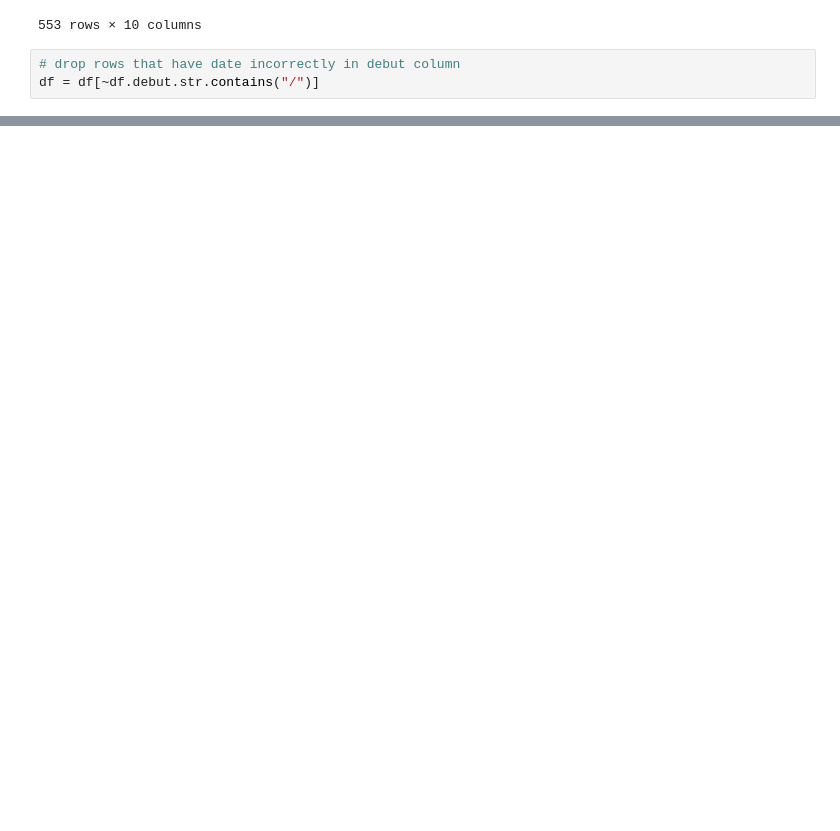
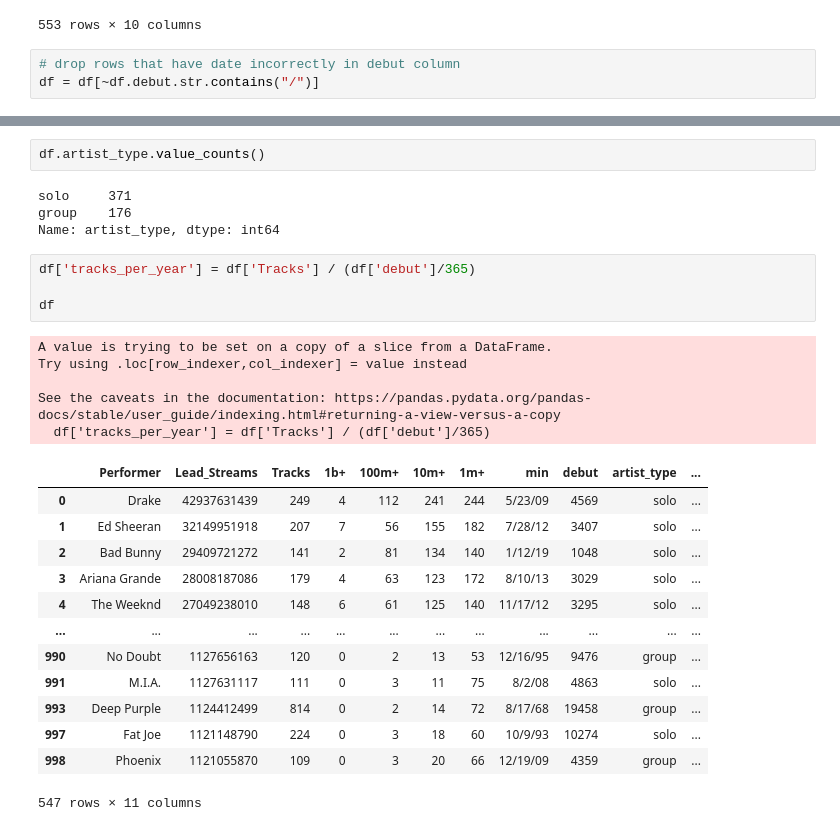
Before and after one commit to rexmoss/lotyrex-finalproject, a Jupyter notebook: finalproject.ipynb, the cells around one changed output, grey strips where cells are left out. Cells and saved outputs as stored; diff of their text form; blank space fills up the shorter version.

Commit message:
data done i think

```diff
--- a/finalproject.ipynb
+++ b/finalproject.ipynb
@@ -153,0 +193,29 @@ inf
+# %%
+df.artist_type.value_counts()
+# %% [output]
+solo     371
+group    176
+Name: artist_type, dtype: int64
+# %%
+df['tracks_per_year'] = df['Tracks'] / (df['debut']/365)
+
+df
+# %% [output]
+A value is trying to be set on a copy of a slice from a DataFrame.
+Try using .loc[row_indexer,col_indexer] = value instead
+
+See the caveats in the documentation: https://pandas.pydata.org/pandas-docs/stable/user_guide/indexing.html#returning-a-view-versus-a-copy
+  df['tracks_per_year'] = df['Tracks'] / (df['debut']/365)
+|  | Performer | Lead_Streams | Tracks | 1b+ | 100m+ | 10m+ | 1m+ | min | debut | artist_type | ... |
+| 0 | Drake | 42937631439 | 249 | 4 | 112 | 241 | 244 | 5/23/09 | 4569 | solo | ... |
+| 1 | Ed Sheeran | 32149951918 | 207 | 7 | 56 | 155 | 182 | 7/28/12 | 3407 | solo | ... |
+| 2 | Bad Bunny | 29409721272 | 141 | 2 | 81 | 134 | 140 | 1/12/19 | 1048 | solo | ... |
+| 3 | Ariana Grande | 28008187086 | 179 | 4 | 63 | 123 | 172 | 8/10/13 | 3029 | solo | ... |
+| 4 | The Weeknd | 27049238010 | 148 | 6 | 61 | 125 | 140 | 11/17/12 | 3295 | solo | ... |
+| ... | ... | ... | ... | ... | ... | ... | ... | ... | ... | ... | ... |
+| 990 | No Doubt | 1127656163 | 120 | 0 | 2 | 13 | 53 | 12/16/95 | 9476 | group | ... |
+| 991 | M.I.A. | 1127631117 | 111 | 0 | 3 | 11 | 75 | 8/2/08 | 4863 | solo | ... |
+| 993 | Deep Purple | 1124412499 | 814 | 0 | 2 | 14 | 72 | 8/17/68 | 19458 | group | ... |
+| 997 | Fat Joe | 1121148790 | 224 | 0 | 3 | 18 | 60 | 10/9/93 | 10274 | solo | ... |
+| 998 | Phoenix | 1121055870 | 109 | 0 | 3 | 20 | 66 | 12/19/09 | 4359 | group | ... |
+547 rows × 11 columns
```
Also changed, not shown: parts of 7 cells of this notebook, 2 other files.
